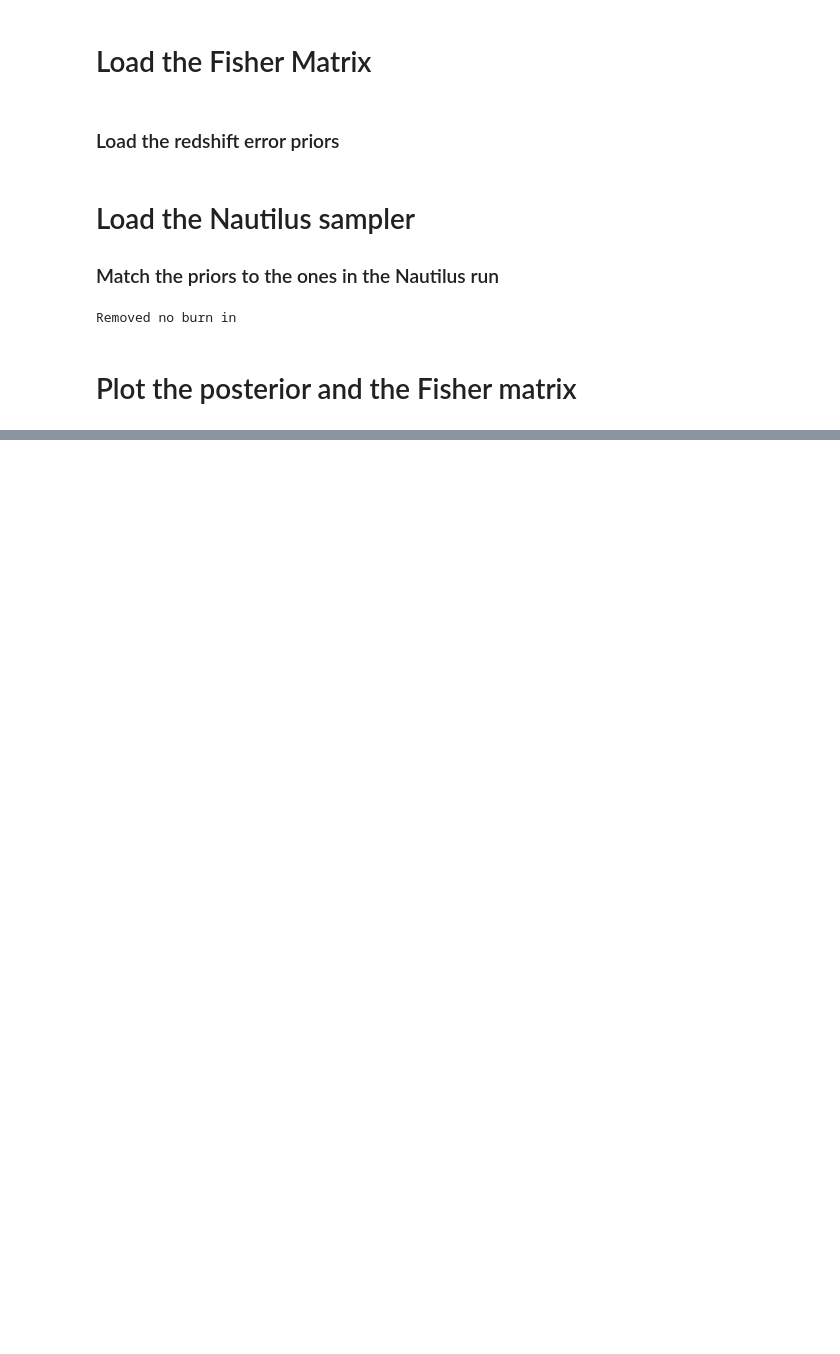
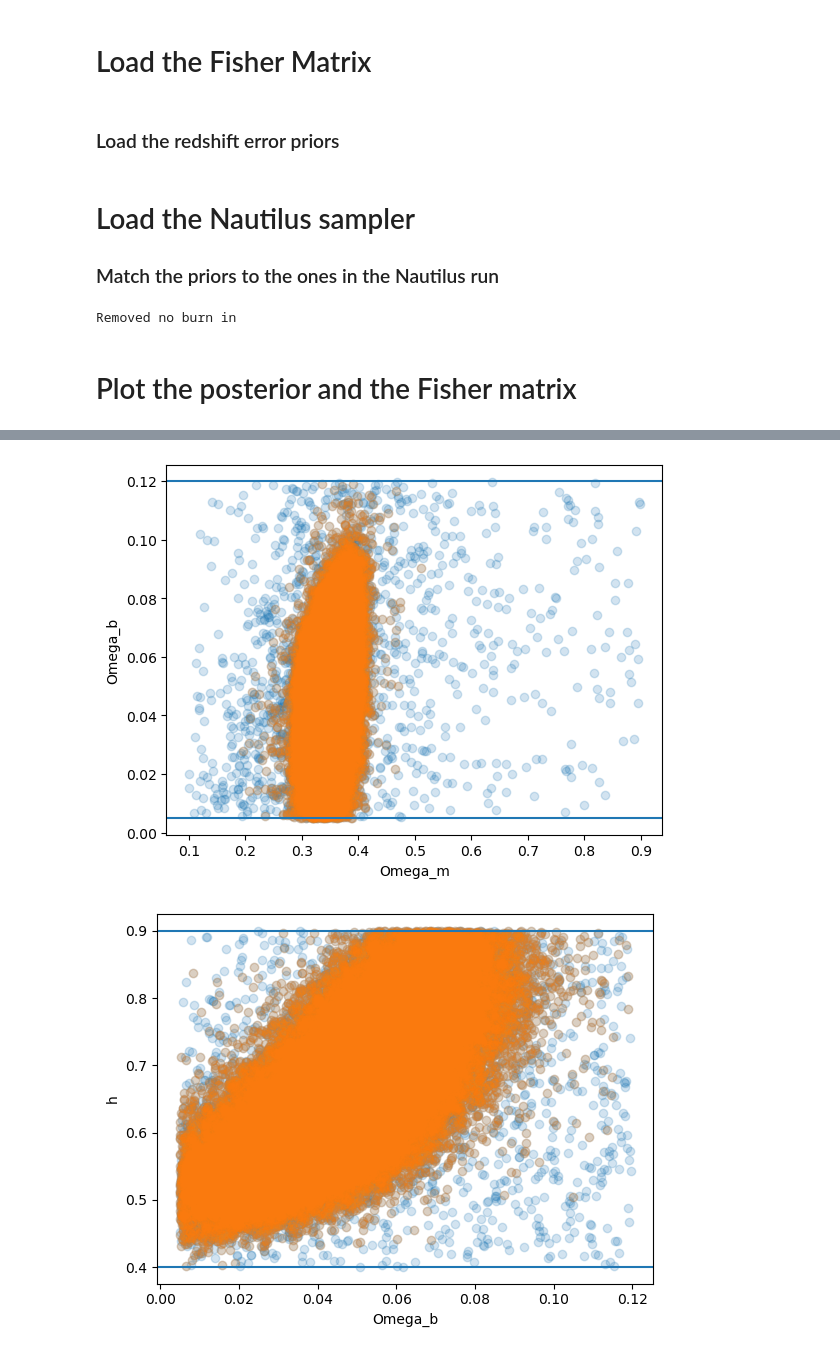
Before and after one commit to chrgeorgiou/CS_Fisher, a Jupyter notebook: validation/NS_validation.ipynb, the cells around one changed output, grey strips where cells are left out. Drawn from its saved outputs; the diff is of its cells as text; code cells hidden in the pictures; blank space fills up the shorter version.

```diff
--- a/validation/NS_validation.ipynb
+++ b/validation/NS_validation.ipynb
@@ -85,0 +111,17 @@ g.fig.legend(handles, legend_labels, fontsize=14, loc='upper right')
+# %%
+import matplotlib.pyplot as plt
+for i in range(points.shape[1]-1):
+    plt.figure()
+    plt.scatter(points[:,i], points[:,i+1], alpha=0.2)
+    plt.scatter(points[:,i][10**log_w>0], points[:,i+1][10**log_w>0], alpha=0.2)
+    plt.xlabel(prior.keys[i])
+    plt.ylabel(prior.keys[i+1])
+    try:
+        plt.axhline(y=config.sampling_validation[prior.keys[i+1]][0])
+        plt.axhline(y=config.sampling_validation[prior.keys[i+1]][1])
+    except:
+        pass
+    plt.show()
+# %% [output]
+[figure, added]
+[figure, added]
```
Also changed, not shown: parts of 7 cells of this notebook, 3 other files.
